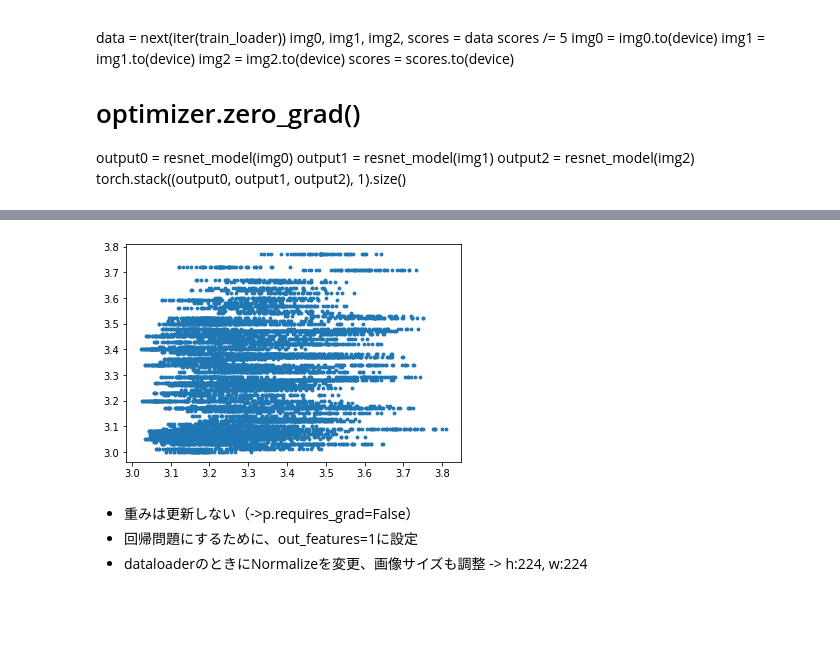
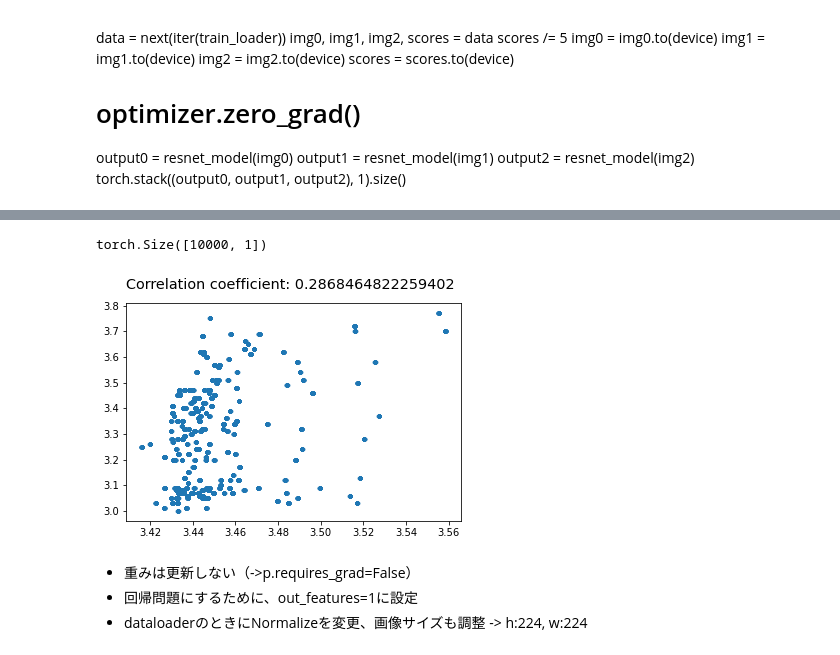
Before and after one commit to ayumu-1212/tabelog_analysis, a Jupyter notebook: main.ipynb, the cells around one changed output, grey strips where cells are left out. Drawn from its saved outputs; the diff is of its cells as text; code cells hidden in the pictures; blank space fills up the shorter version.

```diff
--- a/main.ipynb
+++ b/main.ipynb
@@ -275,29 +334,21 @@ for epoch in tqdm(range(50)):
 # %%
 train_loss = []
 valid_loss = []
+valid_outputs = torch.tensor([]).to(device)
 valid_scores = torch.tensor([]).to(device)
-valid_outputs = torch.tensor([]).to(device)
 
 for epoch in tqdm(range(50)):
   # 学習
-#  そもそも勾配変化がしないのでなしでいい
-#   resnet_model.train()
   custom_model.train()
   running_train_loss = 0.0
   with torch.set_grad_enabled(True):
     for data in train_loader:
-      # custom_modelに入れ込む↓
       inputs, scores = data
-      img0 = img0.to(device)
-      img1 = img1.to(device)
-      img2 = img2.to(device)
       scores = scores.to(device)
-      output0 = resnet_model(img0)
-      output1 = resnet_model(img1)
-      output2 = resnet_model(img2)
-      outputs = torch.stack((output0, output1, output2), 1)
-
-      outputs = custom_model(outputs)
+      for i in range(len(inputs)):
+          inputs[i] = inputs[i].to(device)
+    #   inputs = inputs.to(device)
+      outputs = custom_model(inputs[0], inputs[1], inputs[2], inputs[3], inputs[4])
       # torch.Size([64, 3, 2048])
       loss = criterion(outputs, scores)
     #   print("loss.item():{}\n".format(loss.item()))
@@ -311,22 +362,15 @@ for epoch in tqdm(range(50)):
   train_loss.append(running_train_loss / len(train_dataset))
 
   # 検証
-#   resnet_model.eval()
   custom_model.eval()
   running_valid_loss = 0.0
   with torch.set_grad_enabled(False):
     for data in valid_loader:
-
-      img0, img1, img2, scores = data
-      img0 = img0.to(device)
-      img1 = img1.to(device)
-      img2 = img2.to(device)
+      inputs, scores = data
       scores = scores.to(device)
-      output0 = resnet_model(img0)
-      output1 = resnet_model(img1)
-      output2 = resnet_model(img2)
-      outputs = torch.stack((output0, output1, output2), 1)
-      outputs = custom_model(outputs)
+      for i in range(len(inputs)):
+          inputs[i] = inputs[i].to(device)
+      outputs = custom_model(inputs[0], inputs[1], inputs[2], inputs[3], inputs[4])
       # print("loss.item():{}\n".format(loss.item()))
       running_valid_loss += loss.item()
       valid_outputs = torch.cat((valid_outputs, outputs), 0)
@@ -349,15 +407,32 @@ fig.show()
+# %%
+valid_outputs.size()
+valid_scores.size()
+# %% [output]
+torch.Size([10000, 1])
 # %%
 fig = plt.figure()
 ax = fig.add_subplot()
+
 # 標準化・正規化を戻す
 ss = full_dataset.ss_score
 ms = full_dataset.ms_score
 plot_outputs = ss.inverse_transform(ms.inverse_transform(valid_outputs.cpu().detach().numpy()))
 plot_scores = ss.inverse_transform(ms.inverse_transform(valid_scores.cpu().detach().numpy()))
+
+from itertools import chain
+# 相関行列を計算
+coef = np.corrcoef(list(chain.from_iterable(plot_outputs)), list(chain.from_iterable(plot_scores)))
+# print(plot_outputs)
+# fig内でのaxes座標を取得，戻り値はBbox
+ax_pos = ax.get_position()
+coef_text = "Correlation coefficient: " + str(coef[0][1])
+# fig内座標でテキストを表示 Bboxは Bbox.x0, Bbox.x1, Bbox.y0, Bbox.y1で座標を取得できる
+fig.text(ax_pos.x0, ax_pos.y1 + 0.05, coef_text, fontsize='x-large')
+
 ax.scatter(plot_outputs, plot_scores, s=8)
 fig.show()
 # %% [output]
-[figure, old version]
+[figure, new version]
 # %% [markdown]
 - 重みは更新しない（->p.requires_grad=False）
 - 回帰問題にするために、out_features=1に設定
```
Also changed, not shown: parts of 9 cells of this notebook.
